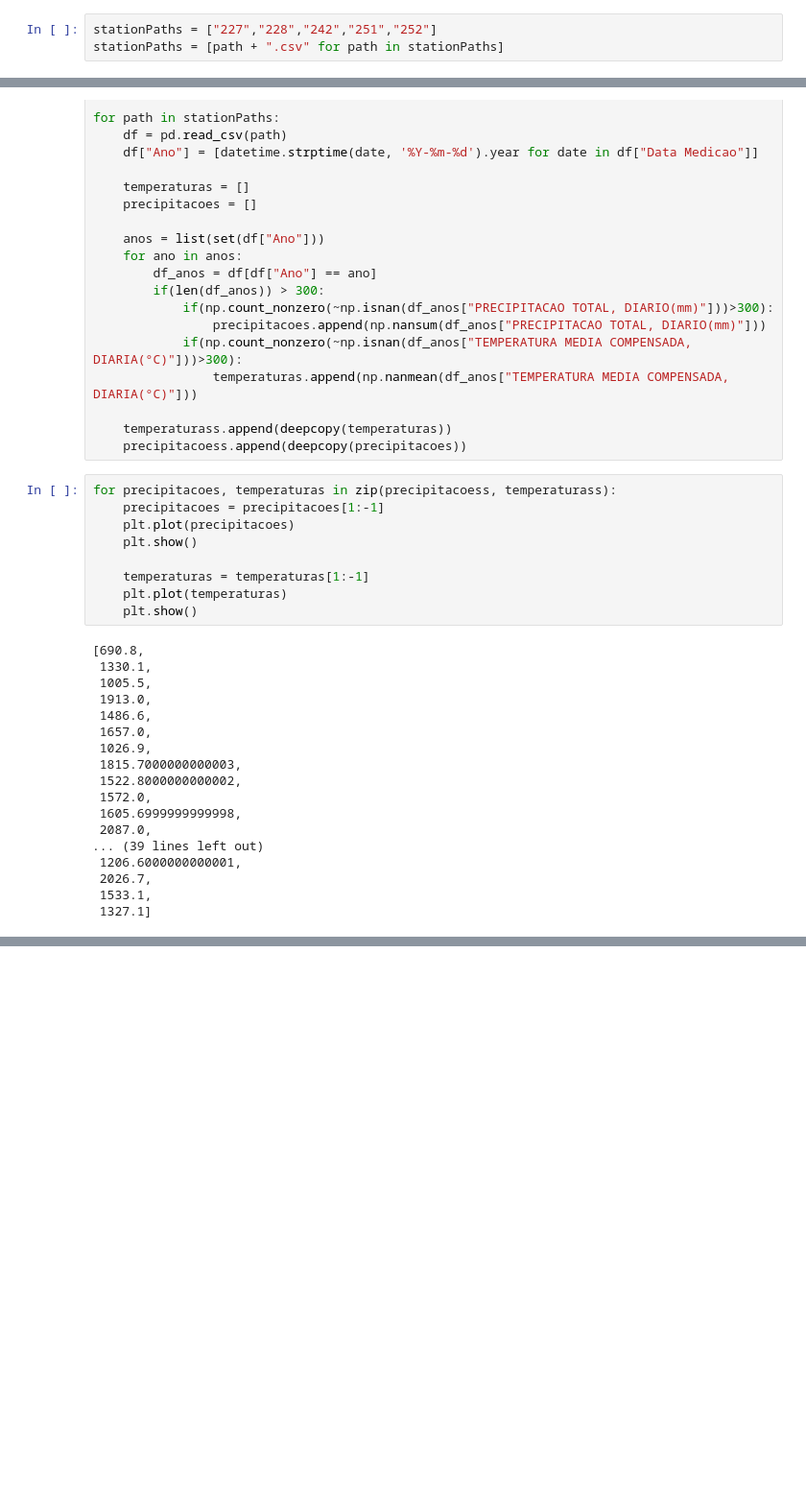
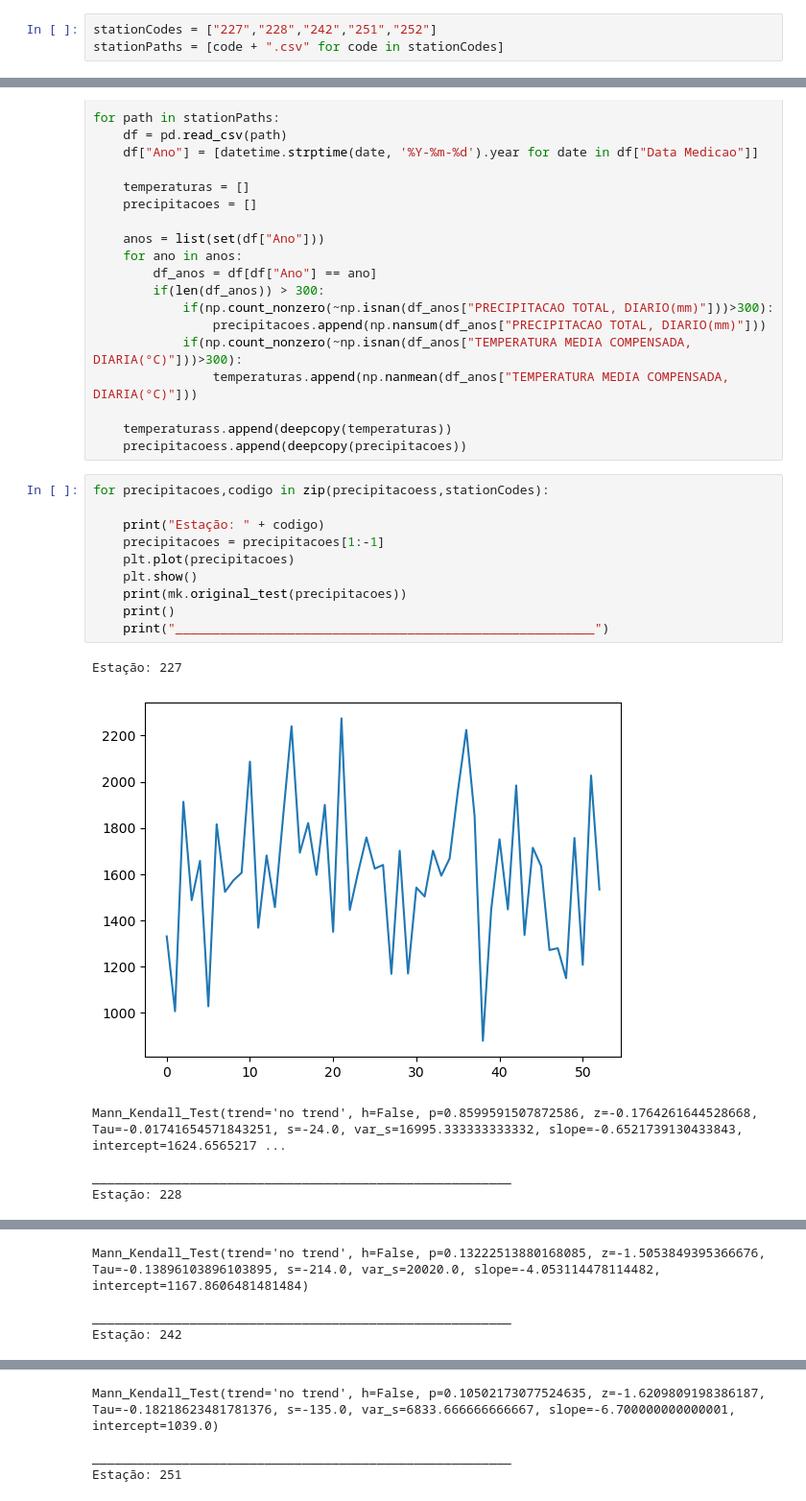
Before and after one commit to pedro-lage/brazil-pmp, a Jupyter notebook: 04_Hidrogeologia/03_Series_Temporais/00_GERAL/00_INMET/estacionareidade.ipynb, the cells around one changed output, grey strips where cells are left out. Shown at 96% size. Saved outputs shown, nothing was run; the diff lists cells and outputs as text; blank space fills up the shorter version.

```diff
--- a/04_Hidrogeologia/03_Series_Temporais/00_GERAL/00_INMET/estacionareidade.ipynb
+++ b/04_Hidrogeologia/03_Series_Temporais/00_GERAL/00_INMET/estacionareidade.ipynb
@@ -7,6 +8,6 @@ import matplotlib.pyplot as plt
 # %%
-stationPaths = ["227","228","242","251","252"]
-stationPaths = [path + ".csv" for path in stationPaths]
+stationCodes = ["227","228","242","251","252"]
+stationPaths = [code + ".csv" for code in stationCodes]
 # %%
 temperaturass = []
 precipitacoess = []
@@ -30,29 +31,19 @@ for path in stationPaths:
     temperaturass.append(deepcopy(temperaturas))
     precipitacoess.append(deepcopy(precipitacoes))
 # %%
-for precipitacoes, temperaturas in zip(precipitacoess, temperaturass):
+for precipitacoes,codigo in zip(precipitacoess,stationCodes):
+
+    print("Estação: " + codigo)
     precipitacoes = precipitacoes[1:-1]
     plt.plot(precipitacoes)
     plt.show()
-
-    temperaturas = temperaturas[1:-1]
-    plt.plot(temperaturas)
-    plt.show()
+    print(mk.original_test(precipitacoes))
+    print()
+    print("________________________________________________________")
 # %% [output]
-[690.8,
- 1330.1,
- 1005.5,
- 1913.0,
- 1486.6,
- 1657.0,
- 1026.9,
- 1815.7000000000003,
- 1522.8000000000002,
- 1572.0,
- 1605.6999999999998,
- 2087.0,
-... (39 lines left out)
- 1206.6000000000001,
- 2026.7,
- 1533.1,
- 1327.1]
+Estação: 227
+[figure, added]
+Mann_Kendall_Test(trend='no trend', h=False, p=0.8599591507872586, z=-0.1764261644528668, Tau=-0.01741654571843251, s=-24.0, var_s=16995.333333333332, slope=-0.6521739130433843, intercept=1624.6565217 ...
+
+________________________________________________________
+Estação: 228
@@ -58,0 +51,4 @@ for precipitacoes, temperaturas in zip(precipitacoess, temperaturass):
+Mann_Kendall_Test(trend='no trend', h=False, p=0.13222513880168085, z=-1.5053849395366676, Tau=-0.13896103896103895, s=-214.0, var_s=20020.0, slope=-4.053114478114482, intercept=1167.8606481481484)
+
+________________________________________________________
+Estação: 242
@@ -58,0 +56,4 @@ for precipitacoes, temperaturas in zip(precipitacoess, temperaturass):
+Mann_Kendall_Test(trend='no trend', h=False, p=0.10502173077524635, z=-1.6209809198386187, Tau=-0.18218623481781376, s=-135.0, var_s=6833.666666666667, slope=-6.700000000000001, intercept=1039.0)
+
+________________________________________________________
+Estação: 251
```
Also changed, not shown: parts of 3 cells of this notebook.
